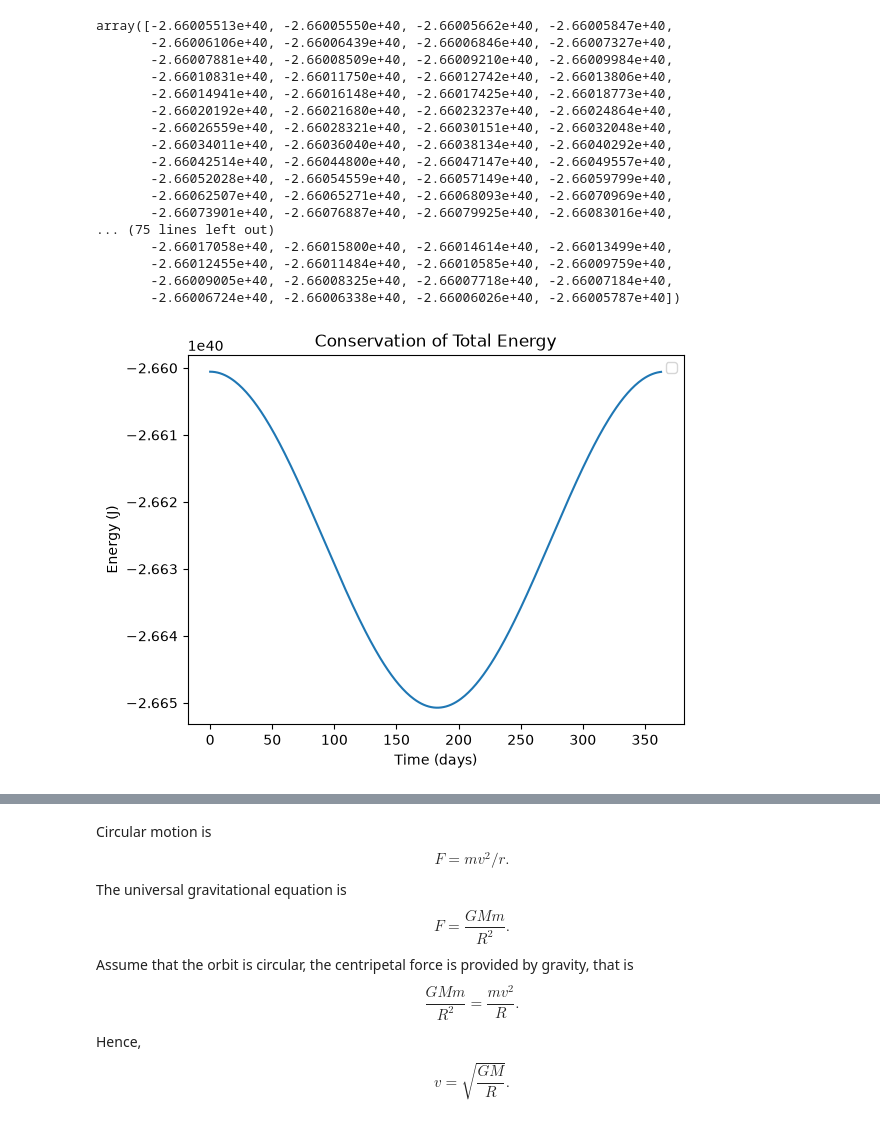
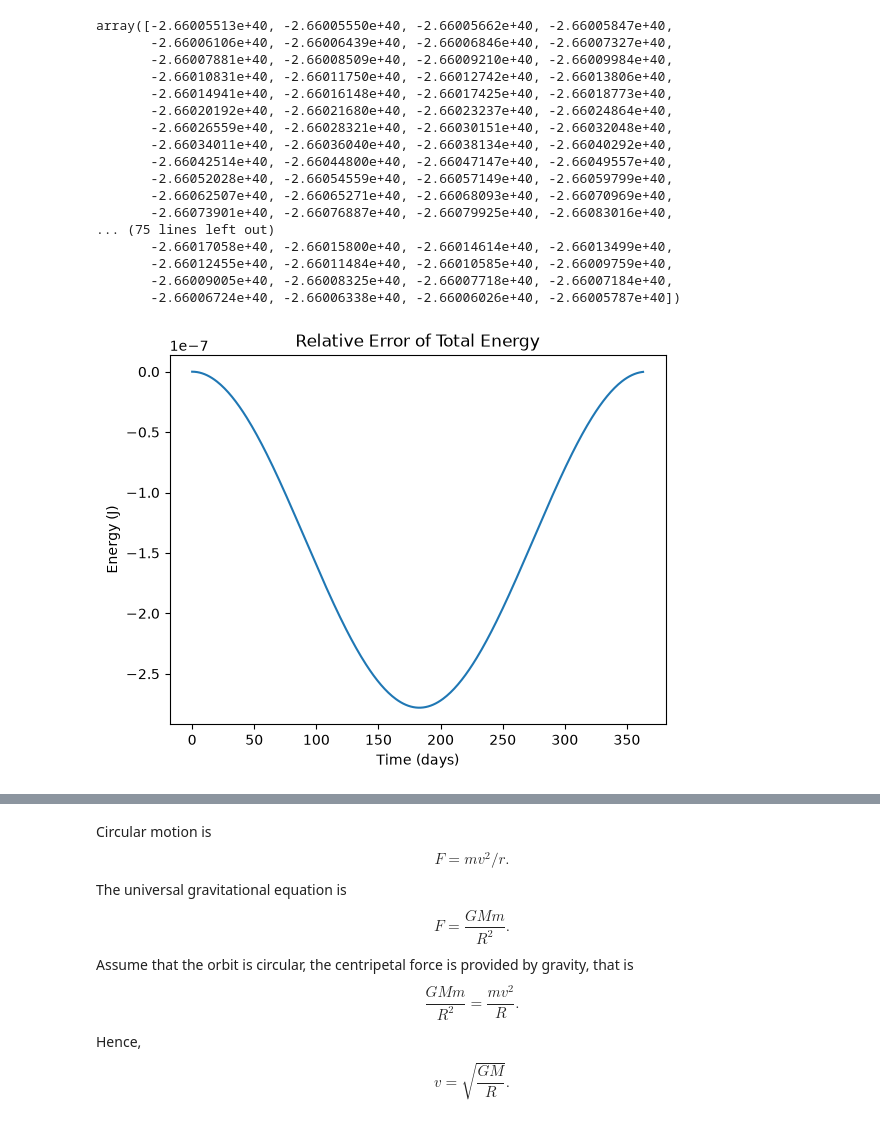
Before and after one commit to Yurui-Wang/Planeteary-Motions-CW, a Jupyter notebook: Planeteary-Motions-CW2 q3.ipynb, the cells around one changed output, grey strips where cells are left out. Drawn from its saved outputs; the diff is of its cells as text; code cells hidden in the pictures.

```diff
--- a/Planeteary-Motions-CW2 q3.ipynb
+++ b/Planeteary-Motions-CW2 q3.ipynb
@@ -65,6 +73,15 @@ plt.axis("equal")
 plt.show()
 # %% [output]
 [figure]
+# %%
+kinetic = np.zeros(N)
+potential = np.zeros(N)
+total = np.zeros(N)
+
+for i in range(N):
+    kinetic[i] = (1/2)*m*(v[i][0]**2 + v[i][1]**2)
+    potential[i] = -G*M*m/(np.sqrt(r[i][0]**2 + r[i][1]**2))
+    total[i] =  kinetic[i] + potential[i]
 # %%
 energy = np.zeros(N)
 
@@ -91,13 +108,12 @@ array([-2.66005513e+40, -2.66005550e+40, -2.66005662e+40, -2.66005847e+40,
        -2.66012455e+40, -2.66011484e+40, -2.66010585e+40, -2.66009759e+40,
        -2.66009005e+40, -2.66008325e+40, -2.66007718e+40, -2.66007184e+40,
        -2.66006724e+40, -2.66006338e+40, -2.66006026e+40, -2.66005787e+40])
-# %%
-plt.plot(range(N), energy)
-
-plt.xlabel("Time (days)")
-plt.ylabel("Energy (J)")
-plt.title("Conservation of Total Energy")
-plt.legend()
-plt.show()
-# %% [output]
-[figure, removed]
+# %%
+plt.plot(range(N), (total-total[0])/total[0])
+
+plt.xlabel("Time (days)")
+plt.ylabel("Energy (J)")
+plt.title("Relative Error of Total Energy")
+plt.show()
+# %% [output]
+[figure, added]
```
Also changed, not shown: parts of 3 cells of this notebook.
